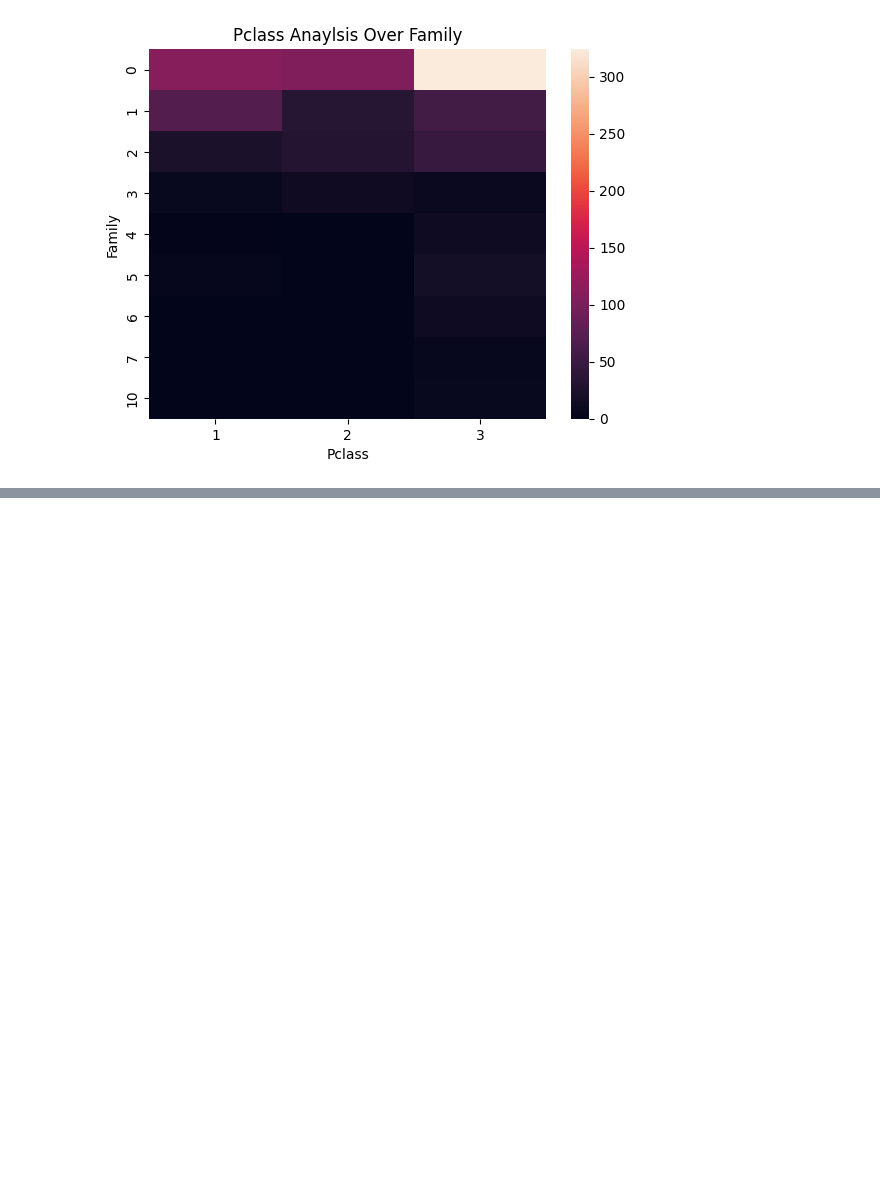
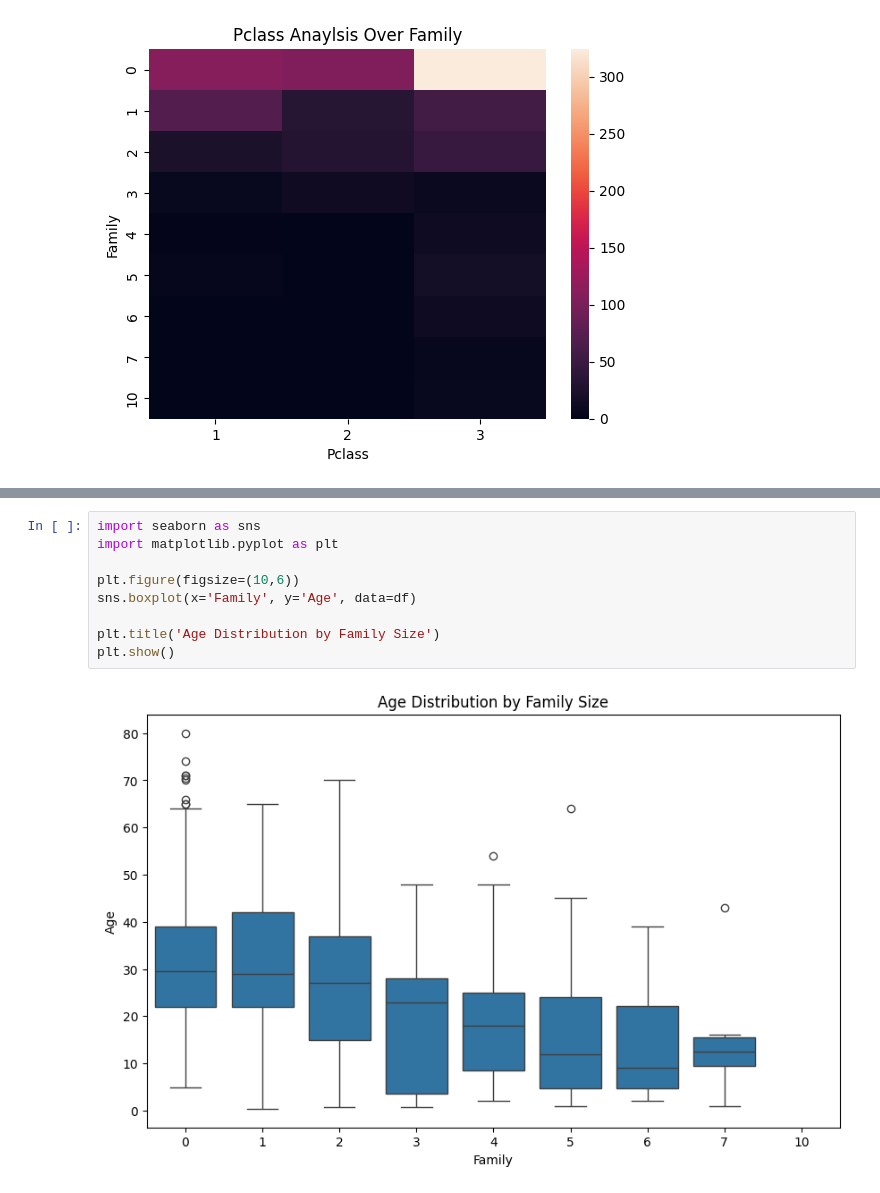
Before and after one commit to Muqaddas-Iftikhar/Titanic-Survival-Analysis, a Jupyter notebook: notebooks/titanic_survivals.ipynb, the cells around one changed output, grey strips where cells are left out. Drawn from its saved outputs; the diff is of its cells as text; blank space fills up the shorter version.

```diff
--- a/notebooks/titanic_survivals.ipynb
+++ b/notebooks/titanic_survivals.ipynb
@@ -678,0 +705,11 @@ plt.show()
+# %%
+import seaborn as sns
+import matplotlib.pyplot as plt
+
+plt.figure(figsize=(10,6))
+sns.boxplot(x='Family', y='Age', data=df)
+
+plt.title('Age Distribution by Family Size')
+plt.show()
+# %% [output]
+[figure, added]
```
Also changed, not shown: parts of 4 cells of this notebook.
